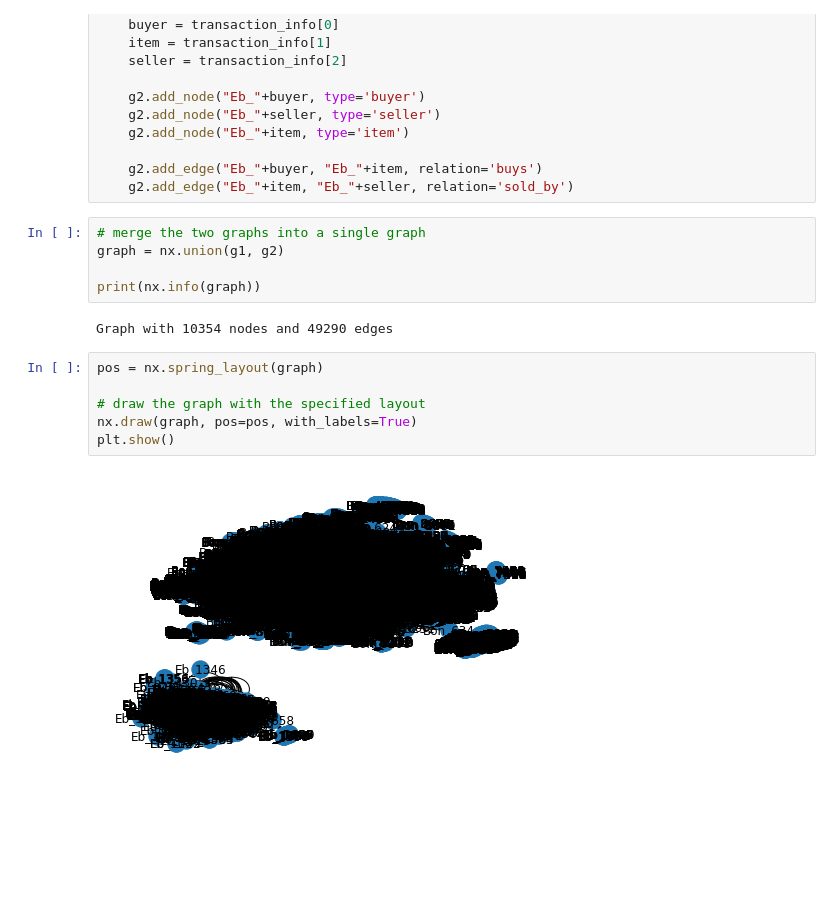
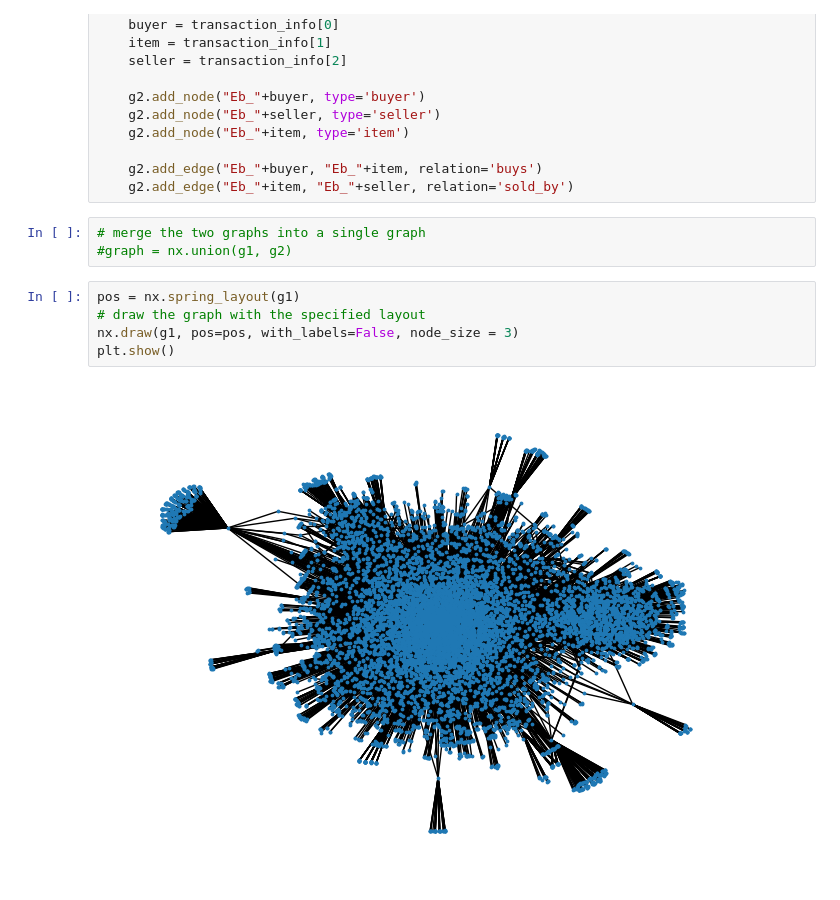
Before and after one commit to Kellysususu/B2B_Commerce_Recommendation, a Jupyter notebook: B2B_Data_Analysis.ipynb, the cells around one changed output. Cells and saved outputs as stored; diff of their text form; blank space fills up the shorter version.

Commit message:
Kept Graphs in a Split Format. Added more Statistics. Corrected Degree Distribution Graph

```diff
--- a/B2B_Data_Analysis.ipynb
+++ b/B2B_Data_Analysis.ipynb
@@ -42,16 +45,11 @@ for i in df2:
     g2.add_edge("Eb_"+item, "Eb_"+seller, relation='sold_by')
 # %%
 # merge the two graphs into a single graph
-graph = nx.union(g1, g2)
-
-print(nx.info(graph))
+#graph = nx.union(g1, g2)
-# %% [output]
-Graph with 10354 nodes and 49290 edges
 # %%
-pos = nx.spring_layout(graph)
-
+pos = nx.spring_layout(g1)
 # draw the graph with the specified layout
-nx.draw(graph, pos=pos, with_labels=True)
+nx.draw(g1, pos=pos, with_labels=False, node_size = 3)
 plt.show()
 # %% [output]
-[figure, old version]
+[figure, new version]
```
Also changed, not shown: parts of 9 cells of this notebook.
